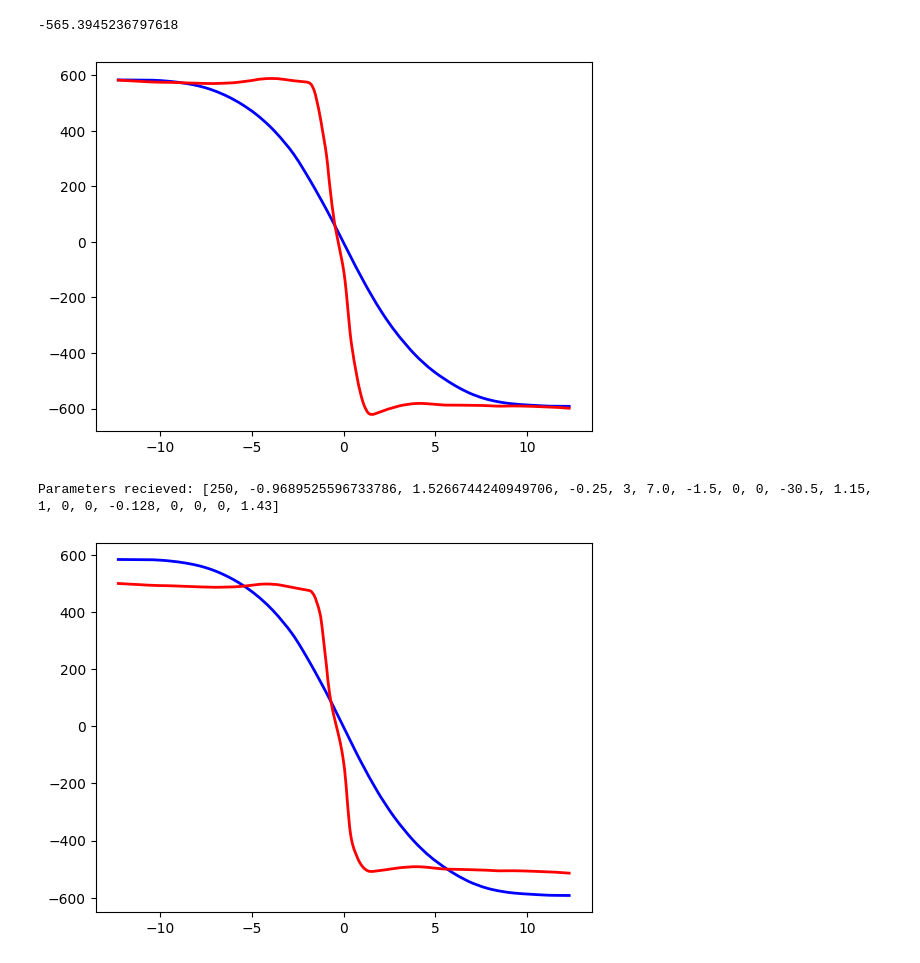
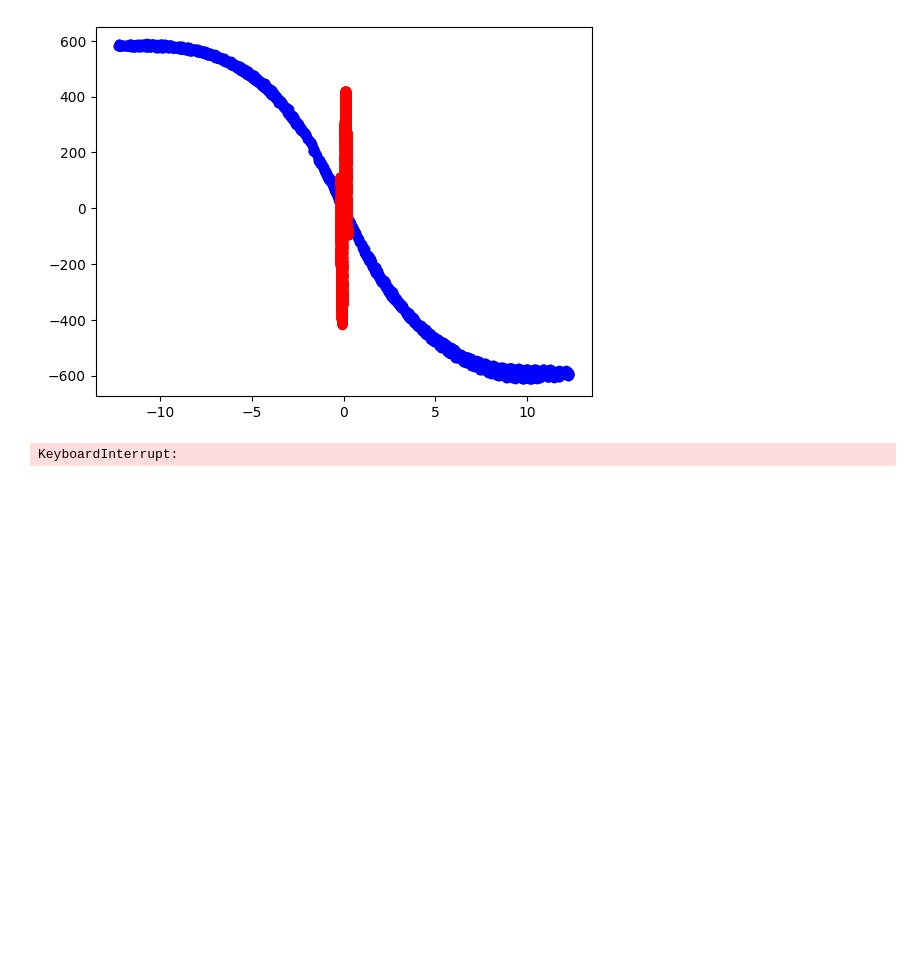
Before and after one commit to Mines-Formula/new-cornering-simulation, a Jupyter notebook: bayesian.ipynb, the cells around one changed output. Cells and saved outputs as stored; diff of their text form; code cells hidden in the pictures; blank space fills up the shorter version.

Commit message:
Add files
Added files for data, edited optimizations without success

```diff
--- a/bayesian.ipynb
+++ b/bayesian.ipynb
@@ -67,44 +67,41 @@ def remove_small_data(P):
 def graphResult(P, L, IA, alpha, FZ, FY_measured):
     #calculate FY
     FY_calculated = pacejka(P, L, IA, alpha, FZ)
+    alpha = alpha * (180/math.pi)
     smoothed_measured = sm.nonparametric.lowess(FY_measured, alpha, frac=.1)
     smoothed_calculated = sm.nonparametric.lowess(FY_calculated, alpha, frac=.1)
-    plt.plot(smoothed_measured[:, 0], smoothed_measured[:, 1], color='blue', linewidth=2, label='Measured')
-    plt.plot(smoothed_calculated[:, 0], smoothed_calculated[:, 1], color='red', linewidth=2, label='Calculated')
+    #plt.plot(smoothed_measured[:, 0], smoothed_measured[:, 1], color='blue', linewidth=2, label='Measured')
+    #plt.plot(smoothed_calculated[:, 0], smoothed_calculated[:, 1], color='red', linewidth=2, label='Calculated')
+    plt.scatter(alpha, FY_measured, color='blue')
+    plt.scatter(alpha, FY_calculated, color='red')
     plt.show()
 # %%
 # Define the search space - range of values for each parameter
 P = [250, 1.4, 2.4, -0.25, 3, -0.1, -1.5, 0, 0, -30.5, 1.15, 1, 0, 0, -0.128, 0, 0, 0, 1.43]
-
-
-space250 = [Real(-6.0, 6.0, name='p1'),
-         Real(-6.0, 6.0, name='p2'),
-         Real(-6.0, 7.0, name='p5')]
+space250 = [Real(-20.0, 20.0, name='p1'),
+         Real(-20.0, 20.0, name='p2'),
+         Real(-20.0, 20.0, name='p5')]
 
 #0.0001, 5.0
 #-5.0, -0.00001
 df250 = pd.read_csv("C:/Users/ajsau/Downloads/R20_FZ_250_filtered.csv")
 L = np.array([1, 1, 1, 1, 1, 1, 1, 1])
 FZ250 = df250["NormalForce"]
 IA250 = df250["InclinationAngle"]
 alpha250 = df250["SlipAngle"]
-alpha250 = alpha250 * math.pi/180
 FY_measured250 = df250["LateralForce"]
-print(f"{pacejka(P, L, 0, 0.5, 250)}")
-
-graphResult(P, L, IA250, alpha250*180/math.pi, FZ250, FY_measured250)
+alpha250 = alpha250 * (math.pi/180)
+graphResult(P, L, IA250, alpha250, FZ250, FY_measured250)
 result = gp_minimize(pacejka250,      # The function to minimize
                      space250,                   # The search space
                      n_calls=50,              # The number of evaluations
                      random_state=42)
 P = add250_coeff(P, result.x)
 print(f"Parameters recieved: {P}")
 # Plot convergence
-graphResult(P, L, IA250, alpha250*180/math.pi, FZ250, FY_measured250)
+graphResult(P, L, IA250, alpha250, FZ250, FY_measured250)
 
-#data is in degrees, formula wants radians
+#alpha data is in degrees, formula wants radians
 # %% [output]
+[figure, new version]
--565.3945236797618
+KeyboardInterrupt:
-[figure, old version]
-Parameters recieved: [250, -0.9689525596733786, 1.5266744240949706, -0.25, 3, 7.0, -1.5, 0, 0, -30.5, 1.15, 1, 0, 0, -0.128, 0, 0, 0, 1.43]
-[figure, removed]
```
Also changed, not shown: 3 other files.
